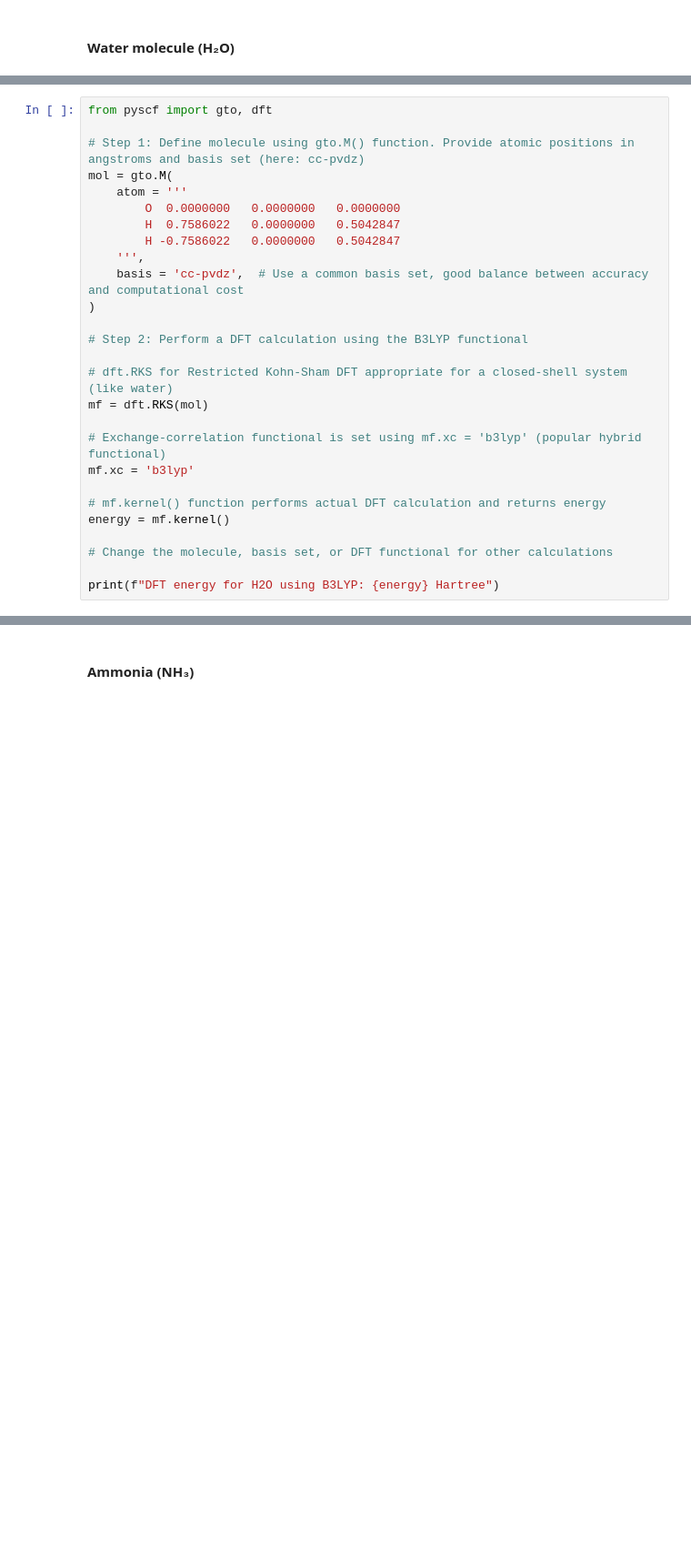
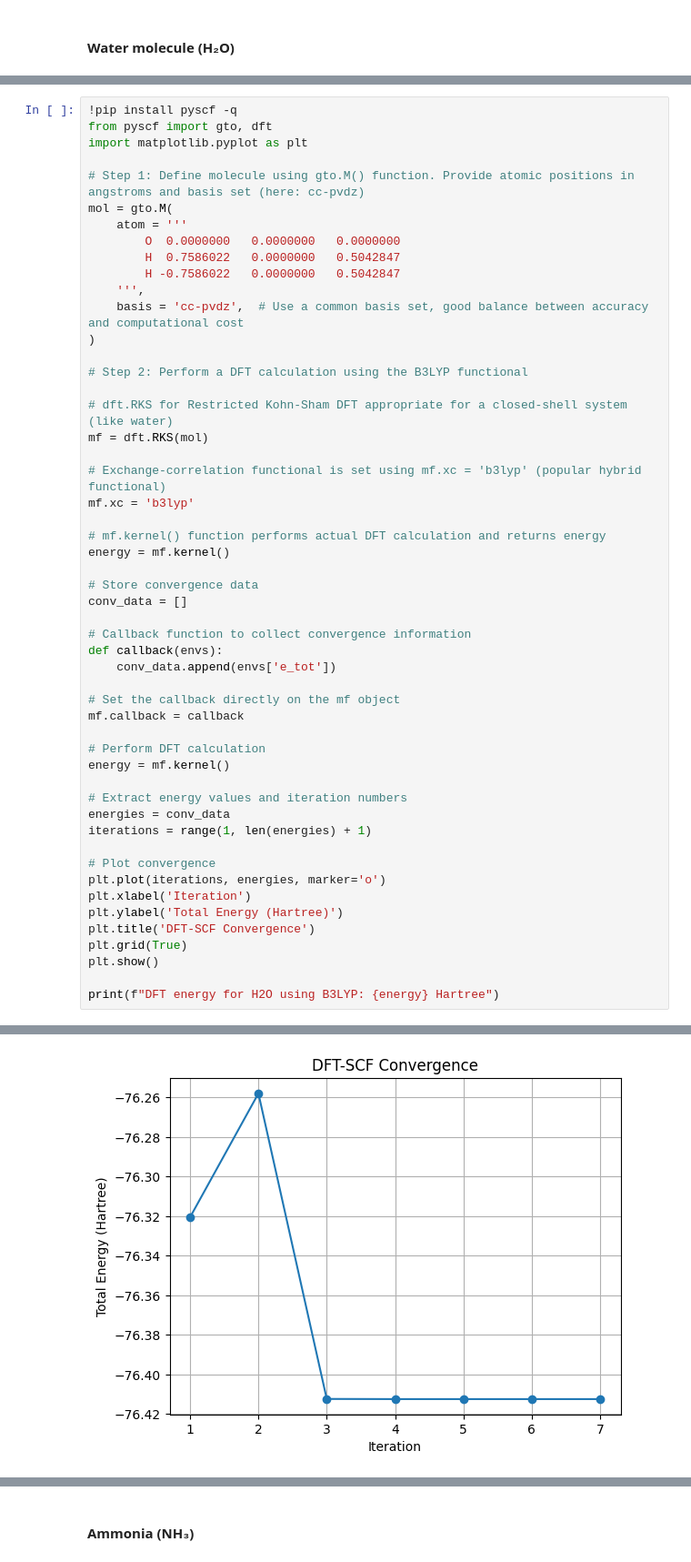
Before and after one commit to deltorobarba/chemistry, a Jupyter notebook: density_functional.ipynb, the cells around one changed output, grey strips where cells are left out. Shown at 91% size. Drawn from its saved outputs; the diff is of its cells as text; blank space fills up the shorter version.

```diff
--- a/density_functional.ipynb
+++ b/density_functional.ipynb
@@ -13,7 +20,9 @@ The Density Functional Theory (DFT) code calculates total energy for the molecul
 
 ![science](https://upload.wikimedia.org/wikipedia/commons/thumb/b/b7/H2O_2D_labelled.svg/320px-H2O_2D_labelled.svg.png)
 # %%
+!pip install pyscf -q
 from pyscf import gto, dft
+import matplotlib.pyplot as plt
 
 # Step 1: Define molecule using gto.M() function. Provide atomic positions in angstroms and basis set (here: cc-pvdz)
 mol = gto.M(
@@ -36,7 +45,30 @@ mf.xc = 'b3lyp'
 # mf.kernel() function performs actual DFT calculation and returns energy
 energy = mf.kernel()
 
-# Change the molecule, basis set, or DFT functional for other calculations
+# Store convergence data
+conv_data = []
+
+# Callback function to collect convergence information
+def callback(envs):
+    conv_data.append(envs['e_tot'])
+
+# Set the callback directly on the mf object
+mf.callback = callback
+
+# Perform DFT calculation
+energy = mf.kernel()
+
+# Extract energy values and iteration numbers
+energies = conv_data
+iterations = range(1, len(energies) + 1)
+
+# Plot convergence
+plt.plot(iterations, energies, marker='o')
+plt.xlabel('Iteration')
+plt.ylabel('Total Energy (Hartree)')
+plt.title('DFT-SCF Convergence')
+plt.grid(True)
+plt.show()
 
 print(f"DFT energy for H2O using B3LYP: {energy} Hartree")
 # %% [output]
@@ -44,0 +77 @@ DFT energy for H2O using B3LYP: -76.41245611081627 Hartree
+[figure, added]
```
Also changed, not shown: parts of 16 cells of this notebook.
